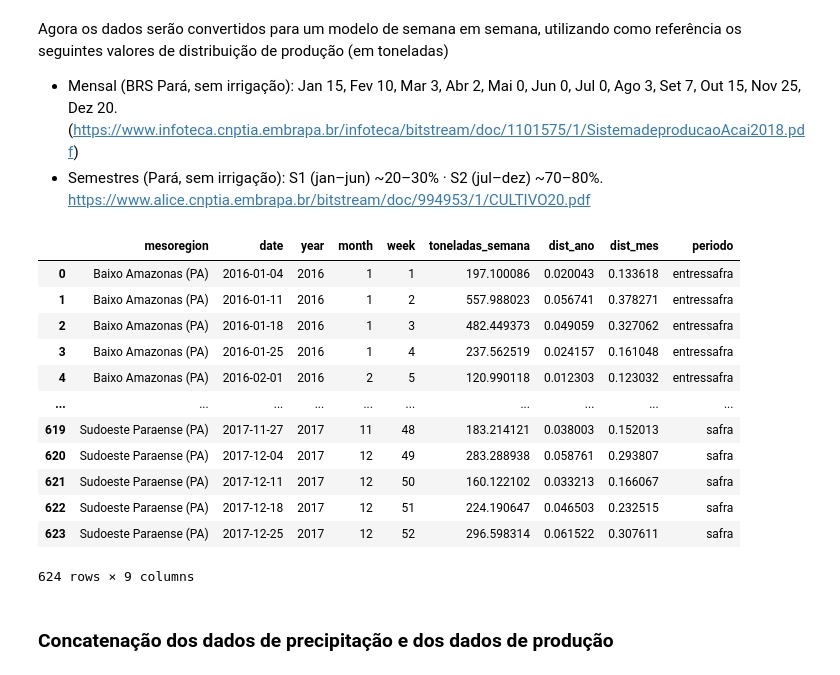
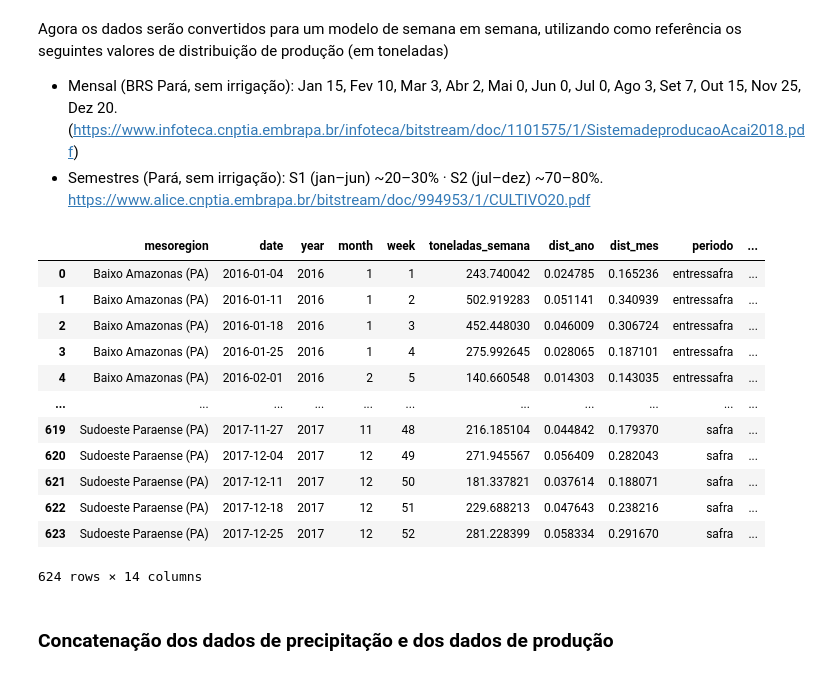
Before and after one commit to linknasubi/acai-predict, a Jupyter notebook: Acai_Predict.ipynb, the cells around one changed output. Saved outputs shown, nothing was run; the diff lists cells and outputs as text; code cells hidden in the pictures.

```diff
--- a/Acai_Predict.ipynb
+++ b/Acai_Predict.ipynb
@@ -745,47 +749,97 @@ def generate_weekly_series_meso(df_meso: pd.DataFrame, seed: int = 42) -> pd.Dat
         year = int(r['ano'])
         total_year = float(r['toneladas'])
 
         for m in range(1,13):
             w = MONTH_WEIGHTS[m]
             month_total = total_year * w
             weeks = mondays_in_month(year, m)
             n = len(weeks)
             if n == 0:
                 continue
-            alpha = 5.0
+            alpha = 10.0
             shares = np.zeros(n) if w == 0.0 else rng.dirichlet(np.full(n, alpha))
             tons = month_total * shares
             for d, t in zip(weeks, tons):
                 rows.append({
                     'mesoregion': reg,
                     'date': d.normalize(),
                     'year': year,
                     'month': m,
                     'week': int(d.isocalendar().week),
                     'toneladas_semana': float(t),
                     'dist_ano': float(t / total_year if total_year > 0 else 0.0),
                     'dist_mes': float(t / month_total) if month_total > 0 else (0.0 if w == 0 else np.nan),
                     'periodo': 'entressafra' if m <= 6 else 'safra'
                 })
     return pd.DataFrame(rows).sort_values(['mesoregion','year','date']).reset_index(drop=True)
 
+def add_autoregressive_weekly_features(
+    df_weekly: pd.DataFrame,
+    group_col: str = "mesoregion",
+    date_col: str = "date",
+    y_col: str = "toneladas_semana",
+    lags: list[int] = (1, 2, 4),
+    ma_windows: list[int] = (4, ),
+    keep_na: bool = True,
+) -> pd.DataFrame:
+    """
+    Adiciona lags do alvo e médias móveis que usam SOMENTE passado.
+    - lags: semanas defasadas do y (ex.: 1, 2, 4)
+    - ma_windows: janelas (em semanas) p/ médias móveis; sempre com shift(1) antes do rolling para evitar vazamento.
+    - keep_na: se False, remove linhas iniciais que ficaram NaN por falta de histórico.
+    """
+    d = df_weekly.copy()
+    # garantir ordenação temporal por grupo
+    d = d.sort_values([group_col, date_col])
+
+    # lags da produção (sem vazamento)
+    for k in lags:
+        d[f"{y_col}_lag_{k}w"] = (
+            d.groupby(group_col)[y_col].shift(k)
+        )
+
+    # médias móveis do passado (shift antes do rolling!)
+    for w in ma_windows:
+        d[f"{y_col}_ma_{w}w"] = (
+            d.groupby(group_col)[y_col]
+             .shift(1)                                 # garante só passado
+             .rolling(w, min_periods=max(2, w//2))
+             .mean()
+        )
+
+    if not keep_na:
+        needed = max([0] + list(lags) + list(ma_windows))
+        # regra simples: se quiser cortar o início por grupo quando não há histórico suficiente
+        d = d.groupby(group_col, group_keys=False).apply(
+            lambda g: g.iloc[needed:] if len(g) > needed else g.iloc[0:0]
+        )
+
+    return d.reset_index(drop=True)
+
 
 weekly_series_meso = generate_weekly_series_meso(training_data_df, seed=123)
+
+weekly_series_meso = add_autoregressive_weekly_features(
+    weekly_series_meso,
+    lags=[1, 2, 4],
+    ma_windows=[4, 8],
+    keep_na=True
+)
 weekly_series_meso
 # %% [output]
-|  | mesoregion | date | year | month | week | toneladas_semana | dist_ano | dist_mes | periodo |
-| 0 | Baixo Amazonas (PA) | 2016-01-04 | 2016 | 1 | 1 | 197.100086 | 0.020043 | 0.133618 | entressafra |
-| 1 | Baixo Amazonas (PA) | 2016-01-11 | 2016 | 1 | 2 | 557.988023 | 0.056741 | 0.378271 | entressafra |
-| 2 | Baixo Amazonas (PA) | 2016-01-18 | 2016 | 1 | 3 | 482.449373 | 0.049059 | 0.327062 | entressafra |
-| 3 | Baixo Amazonas (PA) | 2016-01-25 | 2016 | 1 | 4 | 237.562519 | 0.024157 | 0.161048 | entressafra |
-| 4 | Baixo Amazonas (PA) | 2016-02-01 | 2016 | 2 | 5 | 120.990118 | 0.012303 | 0.123032 | entressafra |
-| ... | ... | ... | ... | ... | ... | ... | ... | ... | ... |
-| 619 | Sudoeste Paraense (PA) | 2017-11-27 | 2017 | 11 | 48 | 183.214121 | 0.038003 | 0.152013 | safra |
-| 620 | Sudoeste Paraense (PA) | 2017-12-04 | 2017 | 12 | 49 | 283.288938 | 0.058761 | 0.293807 | safra |
-| 621 | Sudoeste Paraense (PA) | 2017-12-11 | 2017 | 12 | 50 | 160.122102 | 0.033213 | 0.166067 | safra |
-| 622 | Sudoeste Paraense (PA) | 2017-12-18 | 2017 | 12 | 51 | 224.190647 | 0.046503 | 0.232515 | safra |
-| 623 | Sudoeste Paraense (PA) | 2017-12-25 | 2017 | 12 | 52 | 296.598314 | 0.061522 | 0.307611 | safra |
+|  | mesoregion | date | year | month | week | toneladas_semana | dist_ano | dist_mes | periodo | ... |
+| 0 | Baixo Amazonas (PA) | 2016-01-04 | 2016 | 1 | 1 | 243.740042 | 0.024785 | 0.165236 | entressafra | ... |
+| 1 | Baixo Amazonas (PA) | 2016-01-11 | 2016 | 1 | 2 | 502.919283 | 0.051141 | 0.340939 | entressafra | ... |
+| 2 | Baixo Amazonas (PA) | 2016-01-18 | 2016 | 1 | 3 | 452.448030 | 0.046009 | 0.306724 | entressafra | ... |
+| 3 | Baixo Amazonas (PA) | 2016-01-25 | 2016 | 1 | 4 | 275.992645 | 0.028065 | 0.187101 | entressafra | ... |
+| 4 | Baixo Amazonas (PA) | 2016-02-01 | 2016 | 2 | 5 | 140.660548 | 0.014303 | 0.143035 | entressafra | ... |
+| ... | ... | ... | ... | ... | ... | ... | ... | ... | ... | ... |
+| 619 | Sudoeste Paraense (PA) | 2017-11-27 | 2017 | 11 | 48 | 216.185104 | 0.044842 | 0.179370 | safra | ... |
+| 620 | Sudoeste Paraense (PA) | 2017-12-04 | 2017 | 12 | 49 | 271.945567 | 0.056409 | 0.282043 | safra | ... |
+| 621 | Sudoeste Paraense (PA) | 2017-12-11 | 2017 | 12 | 50 | 181.337821 | 0.037614 | 0.188071 | safra | ... |
+| 622 | Sudoeste Paraense (PA) | 2017-12-18 | 2017 | 12 | 51 | 229.688213 | 0.047643 | 0.238216 | safra | ... |
+| 623 | Sudoeste Paraense (PA) | 2017-12-25 | 2017 | 12 | 52 | 281.228399 | 0.058334 | 0.291670 | safra | ... |
-624 rows × 9 columns
+624 rows × 14 columns
 # %% [markdown]
 ### Concatenação dos dados de precipitação e dos dados de produção
 # %%
```
Also changed, not shown: parts of 13 cells of this notebook.
